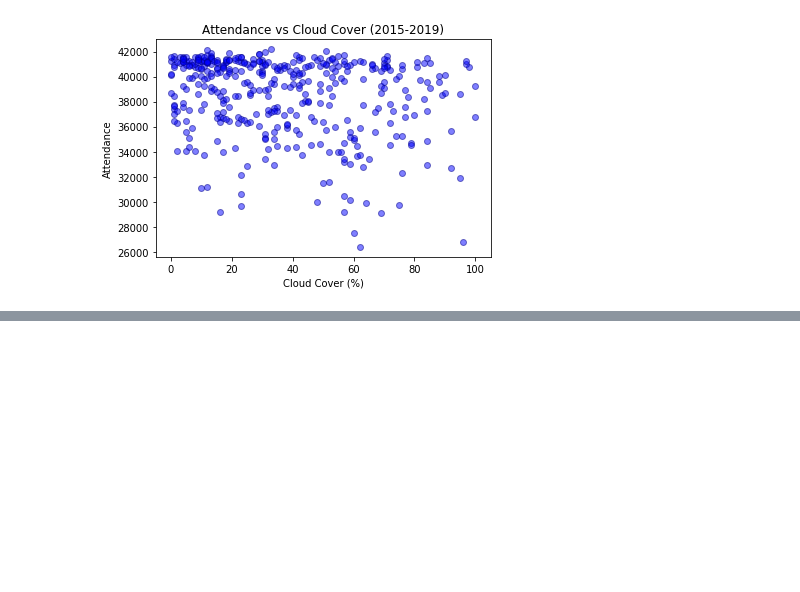
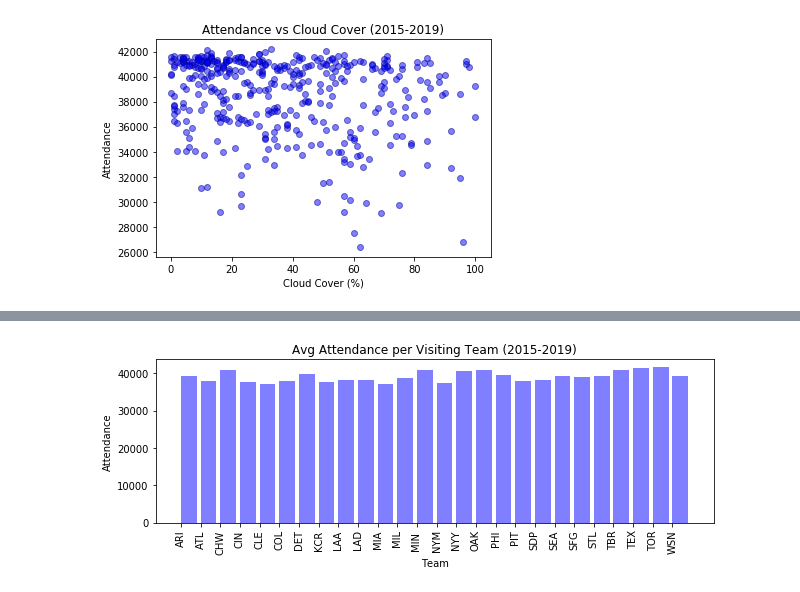
Before and after one commit to s-w-duncan/Project-Awesome-Team-4, a Jupyter notebook: Presentation_Analysis.ipynb, the cells around one changed output, grey strips where cells are left out. Saved outputs shown, nothing was run; the diff lists cells and outputs as text; code cells hidden in the pictures; blank space fills up the shorter version.

Commit message:
Sam Plots

```diff
--- a/Presentation_Analysis.ipynb
+++ b/Presentation_Analysis.ipynb
@@ -146,0 +139,6 @@ visit_df = cubs_df.copy()
+# %%
+#Mean attendance at Wrigley Field when each opponent visits
+each_visitor_df = visit_df.groupby("Opp")["Attendance"].mean()
+each_visitor_table_df = pd.DataFrame({"Attendance Mean": each_visitor_df})
+each_visitor_table_df["Attendance Mean"] = each_visitor_table_df["Attendance Mean"].map("{:.0f}".format)
+each_visitor_table_df.head()
@@ -146,0 +153,14 @@ visit_df = cubs_df.copy()
+# %%
+#Bar chart showing mean attendance at Wrigley when each team visits
+x_axis = np.arange(len(each_visitor_df))
+tick_locations = [value for value in x_axis]
+plt.figure(figsize=(10,3))
+
+plt.bar(x_axis, each_visitor_df, color='b', alpha=0.5, align="edge")
+plt.xticks(tick_locations, ["ARI", "ATL", "CHW", "CIN", "CLE", "COL", "DET", "KCR", "LAA", "LAD", "MIA", "MIL", "MIN ", "NYM", "NYY", "OAK", "PHI", "PIT", "SDP", "SEA", "SFG", "STL", "TBR", "TEX", "TOR", "WSN"], rotation="vertical")
+plt.title("Avg Attendance per Visiting Team (2015-2019)")
+plt.xlabel("Team")
+plt.ylabel("Attendance")
+plt.show()
+# %% [output]
+[figure, added]
```
Also changed, not shown: parts of 9 cells of this notebook.
